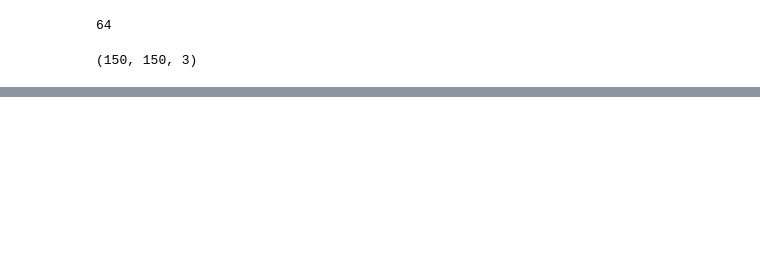
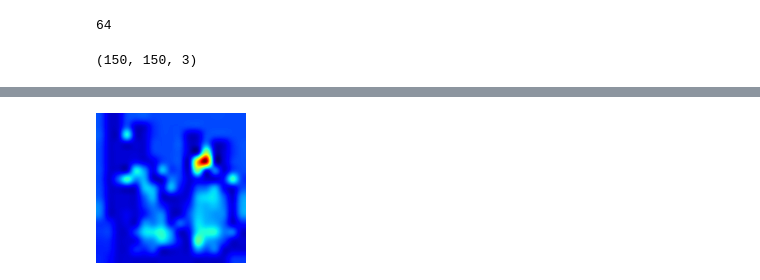
Before and after one commit to Jodahr/catsAndDogs, a Jupyter notebook: catsVsDogs.ipynb, the cells around one changed output, grey strips where cells are left out. Cells and saved outputs as stored; diff of their text form; code cells hidden in the pictures; blank space fills up the shorter version.

```diff
--- a/catsVsDogs.ipynb
+++ b/catsVsDogs.ipynb
@@ -248,0 +282,2 @@ plt.imshow(cam_array, interpolation='nearest')
+# %%
+overlay_img = overlay(cam_array,dog_arr_exp[0,:,:,:],  alpha=1)
@@ -248,0 +288,4 @@ plt.imshow(cam_array, interpolation='nearest')
+# %%
+array_to_img(overlay_img)
+# %% [output]
+[figure, added]
```
Also changed, not shown: parts of 23 cells of this notebook, 16 other files.
